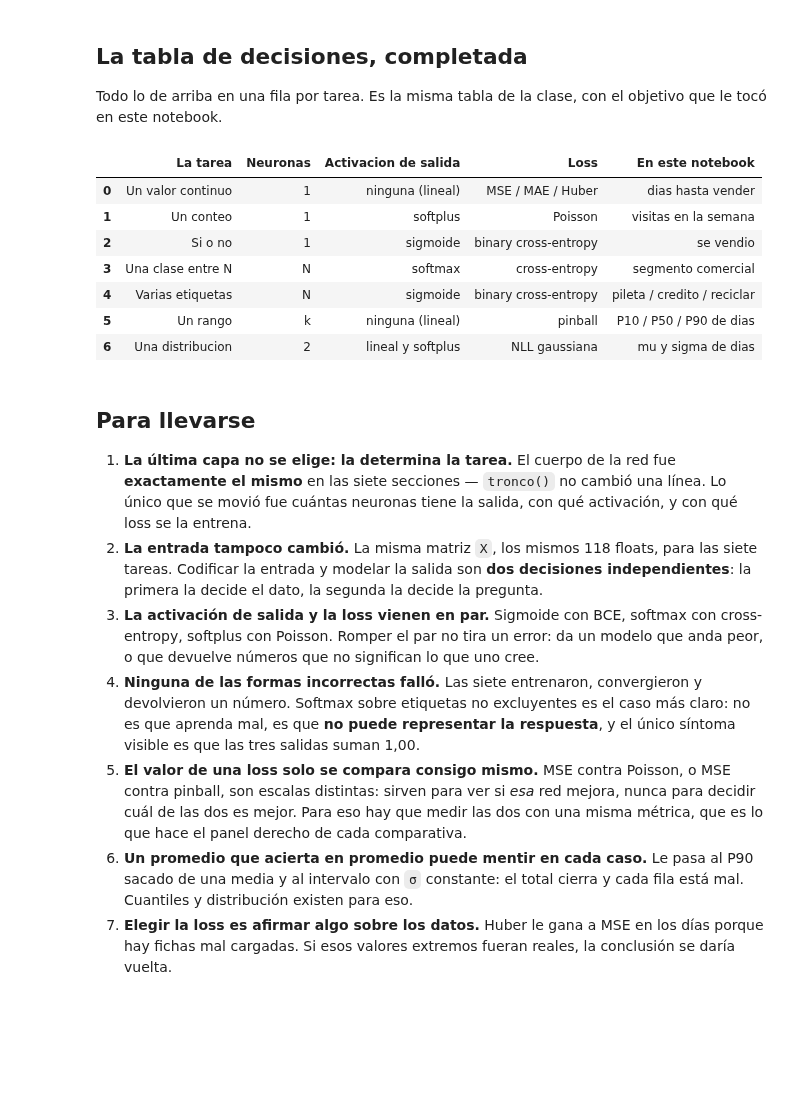
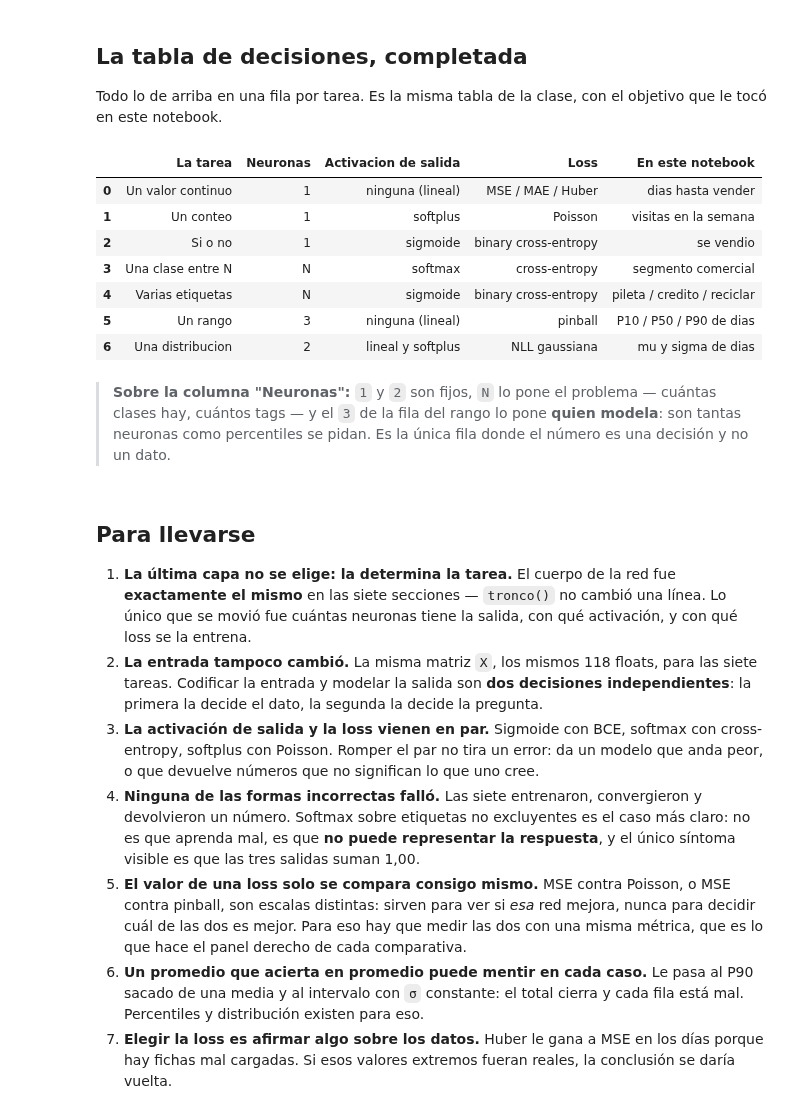
Before and after one commit to austral-ing-ai/talksmith-ing, a Jupyter notebook: missions/clase3/output-layer-types.ipynb, the cells around one changed output. Drawn from its saved outputs; the diff is of its cells as text; code cells hidden in the pictures; blank space fills up the shorter version.

```diff
--- a/missions/clase3/output-layer-types.ipynb
+++ b/missions/clase3/output-layer-types.ipynb
@@ -691,22 +694,24 @@ Todo lo de arriba en una fila por tarea. Es la misma tabla de la clase, con el o
 # %%
 pd.DataFrame([
     ["Un valor continuo", "1", "ninguna (lineal)",  "MSE / MAE / Huber",    "dias hasta vender"],
     ["Un conteo",         "1", "softplus",          "Poisson",              "visitas en la semana"],
     ["Si o no",           "1", "sigmoide",          "binary cross-entropy", "se vendio"],
     ["Una clase entre N", "N", "softmax",           "cross-entropy",        "segmento comercial"],
     ["Varias etiquetas",  "N", "sigmoide",          "binary cross-entropy", "pileta / credito / reciclar"],
-    ["Un rango",          "k", "ninguna (lineal)",  "pinball",              "P10 / P50 / P90 de dias"],
+    ["Un rango",          "3", "ninguna (lineal)",  "pinball",              "P10 / P50 / P90 de dias"],
     ["Una distribucion",  "2", "lineal y softplus", "NLL gaussiana",        "mu y sigma de dias"],
 ], columns=["La tarea", "Neuronas", "Activacion de salida", "Loss", "En este notebook"])
 # %% [output]
 |  | La tarea | Neuronas | Activacion de salida | Loss | En este notebook |
 | 0 | Un valor continuo | 1 | ninguna (lineal) | MSE / MAE / Huber | dias hasta vender |
 | 1 | Un conteo | 1 | softplus | Poisson | visitas en la semana |
 | 2 | Si o no | 1 | sigmoide | binary cross-entropy | se vendio |
 | 3 | Una clase entre N | N | softmax | cross-entropy | segmento comercial |
 | 4 | Varias etiquetas | N | sigmoide | binary cross-entropy | pileta / credito / reciclar |
-| 5 | Un rango | k | ninguna (lineal) | pinball | P10 / P50 / P90 de dias |
+| 5 | Un rango | 3 | ninguna (lineal) | pinball | P10 / P50 / P90 de dias |
 | 6 | Una distribucion | 2 | lineal y softplus | NLL gaussiana | mu y sigma de dias |
+# %% [markdown]
+> **Sobre la columna "Neuronas":** `1` y `2` son fijos, `N` lo pone el problema — cuántas clases hay, cuántos tags — y el `3` de la fila del rango lo pone **quien modela**: son tantas neuronas como percentiles se pidan. Es la única fila donde el número es una decisión y no un dato.
 # %% [markdown]
 ## Para llevarse
 
@@ -715,5 +720,5 @@ pd.DataFrame([
 3. **La activación de salida y la loss vienen en par.** Sigmoide con BCE, softmax con cross-entropy, softplus con Poisson. Romper el par no tira un error: da un modelo que anda peor, o que devuelve números que no significan lo que uno cree.
 4. **Ninguna de las formas incorrectas falló.** Las siete entrenaron, convergieron y devolvieron un número. Softmax sobre etiquetas no excluyentes es el caso más claro: no es que aprenda mal, es que **no puede representar la respuesta**, y el único síntoma visible es que las tres salidas suman 1,00.
 5. **El valor de una loss solo se compara consigo mismo.** MSE contra Poisson, o MSE contra pinball, son escalas distintas: sirven para ver si *esa* red mejora, nunca para decidir cuál de las dos es mejor. Para eso hay que medir las dos con una misma métrica, que es lo que hace el panel derecho de cada comparativa.
-6. **Un promedio que acierta en promedio puede mentir en cada caso.** Le pasa al P90 sacado de una media y al intervalo con `σ` constante: el total cierra y cada fila está mal. Cuantiles y distribución existen para eso.
+6. **Un promedio que acierta en promedio puede mentir en cada caso.** Le pasa al P90 sacado de una media y al intervalo con `σ` constante: el total cierra y cada fila está mal. Percentiles y distribución existen para eso.
 7. **Elegir la loss es afirmar algo sobre los datos.** Huber le gana a MSE en los días porque hay fichas mal cargadas. Si esos valores extremos fueran reales, la conclusión se daría vuelta.
```
Also changed, not shown: parts of 4 cells of this notebook, 15 other files.
